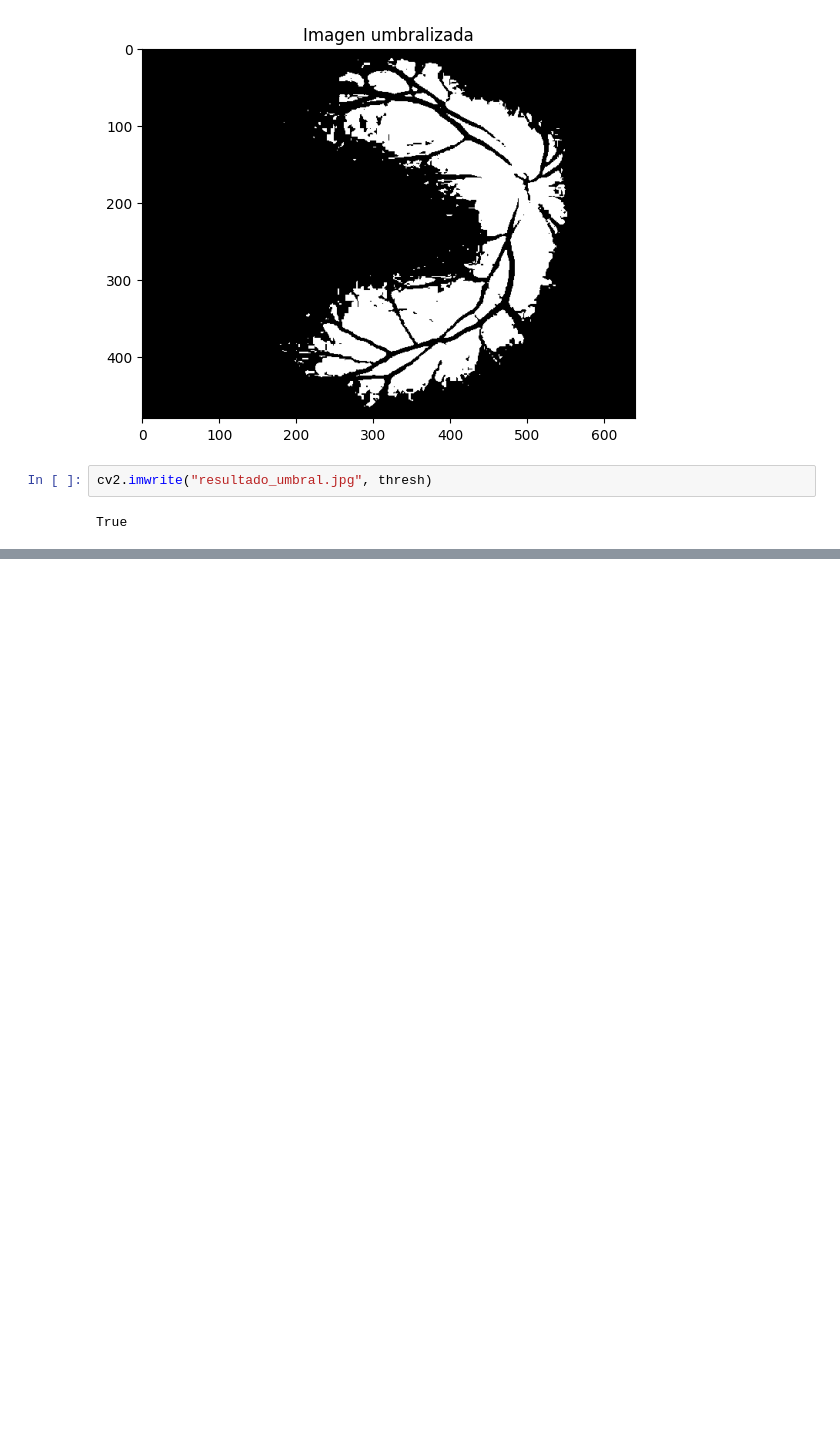
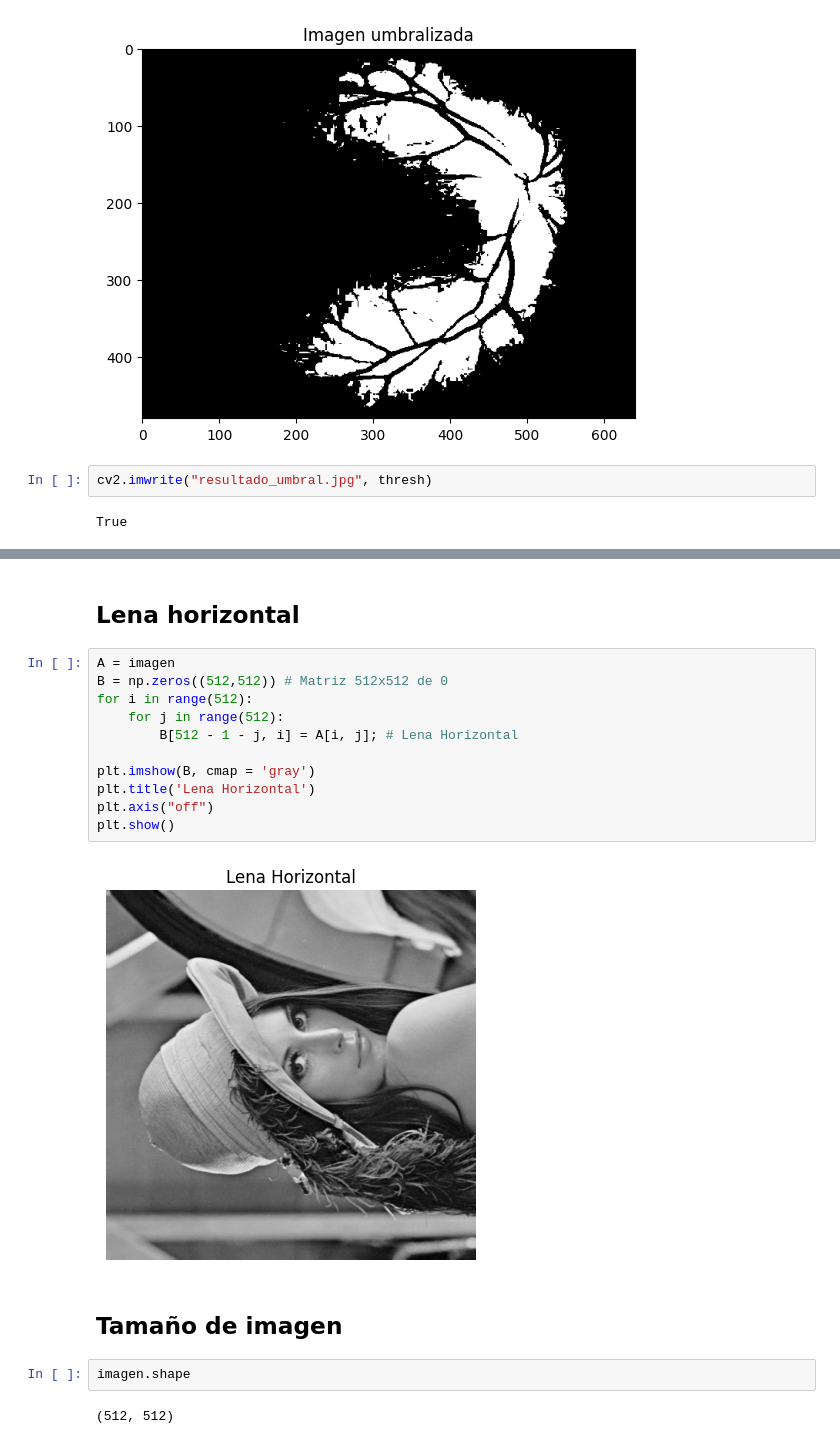
Before and after one commit to SilviaMendez27/Bit-cora-de-laboratorio-Silvia, a Jupyter notebook: Clase/01_intro_python.ipynb, the cells around one changed output, grey strips where cells are left out. Drawn from its saved outputs; the diff is of its cells as text; blank space fills up the shorter version.

```diff
--- a/Clase/01_intro_python.ipynb
+++ b/Clase/01_intro_python.ipynb
@@ -334,0 +362,21 @@ True
+# %% [markdown]
+## Lena horizontal
+# %%
+A = imagen
+B = np.zeros((512,512)) # Matriz 512x512 de 0
+for i in range(512):
+    for j in range(512):
+        B[512 - 1 - j, i] = A[i, j]; # Lena Horizontal
+
+plt.imshow(B, cmap = 'gray')
+plt.title('Lena Horizontal')
+plt.axis("off")
+plt.show()
+# %% [output]
+[figure, added]
+# %% [markdown]
+## Tamaño de imagen
+# %%
+imagen.shape
+# %% [output]
+(512, 512)
```
Also changed, not shown: parts of 11 cells of this notebook, 1 other file.
